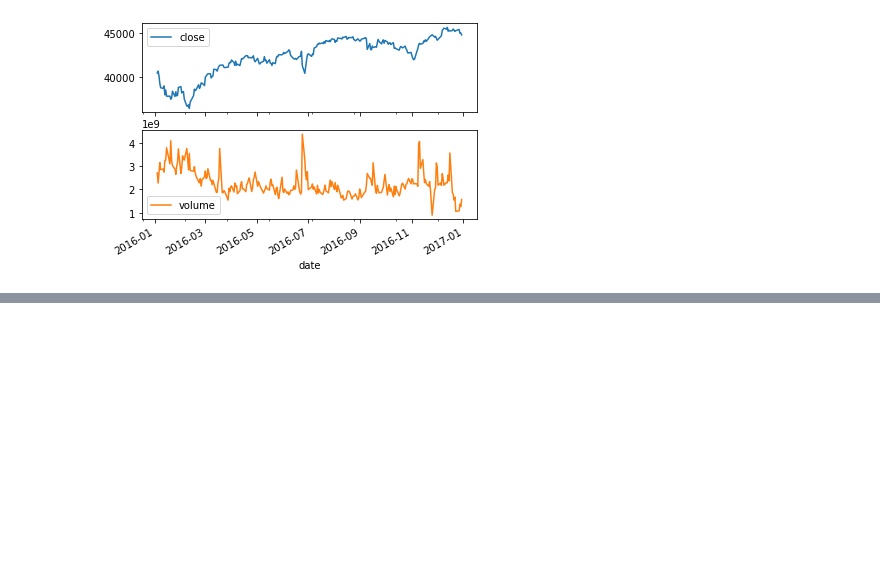
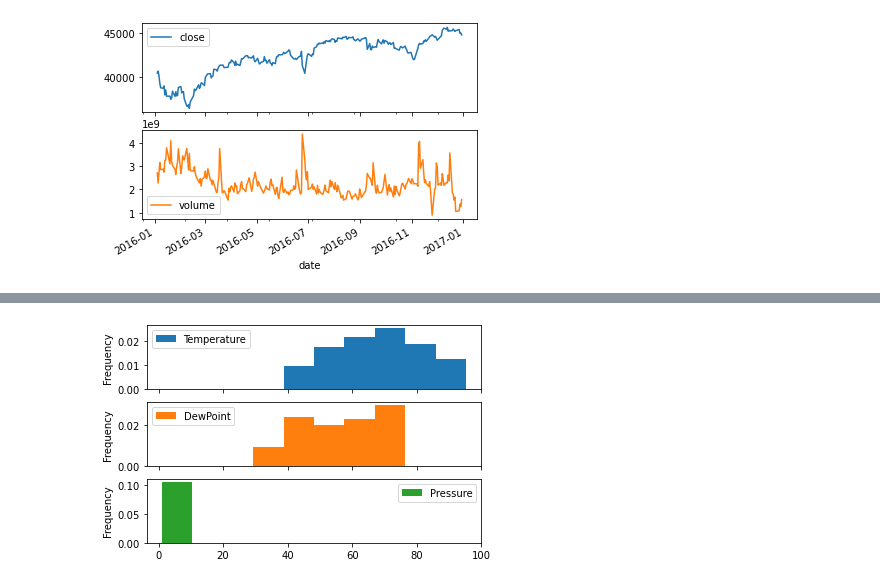
Before and after one commit to SmilodonCub/DATA602, a Jupyter notebook: pandasFoundations_notes.ipynb, the cells around one changed output, grey strips where cells are left out. Drawn from its saved outputs; the diff is of its cells as text; code cells hidden in the pictures; blank space fills up the shorter version.

```diff
--- a/pandasFoundations_notes.ipynb
+++ b/pandasFoundations_notes.ipynb
@@ -983,0 +1224,5 @@ plt.show()
+# %%
+austin2011.plot( kind='hist', density=True, subplots=True )
+plt.show()
+# %% [output]
+[figure, added]
```
Also changed, not shown: parts of 29 cells of this notebook.
